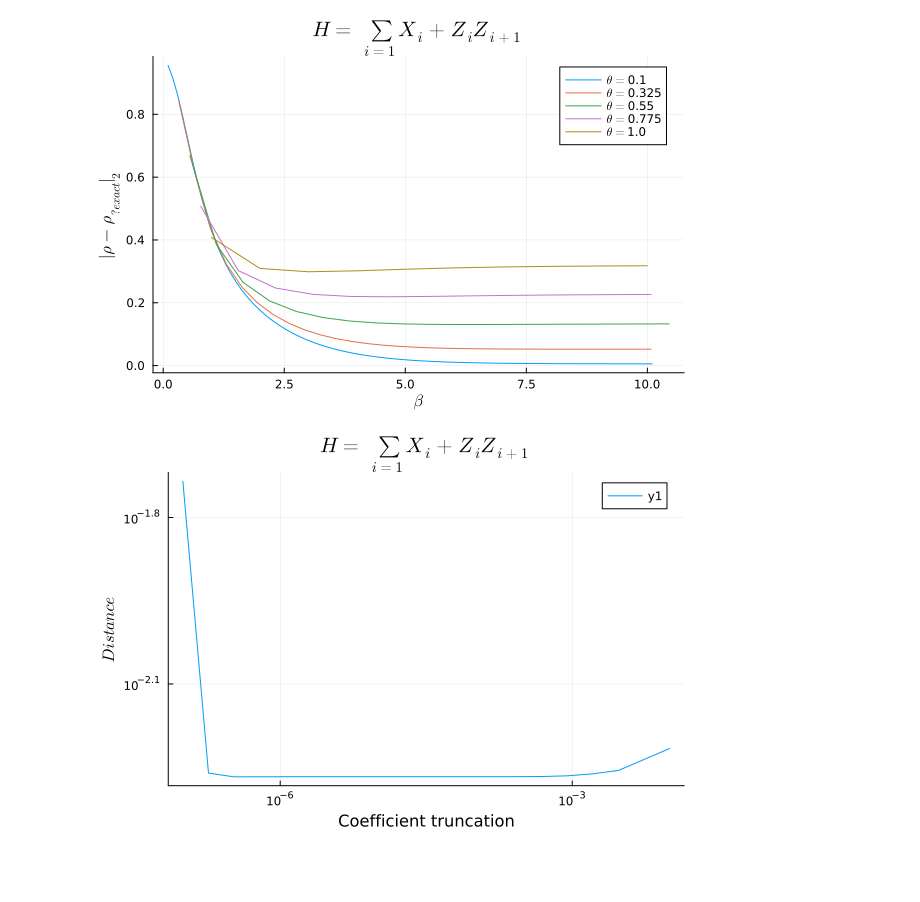
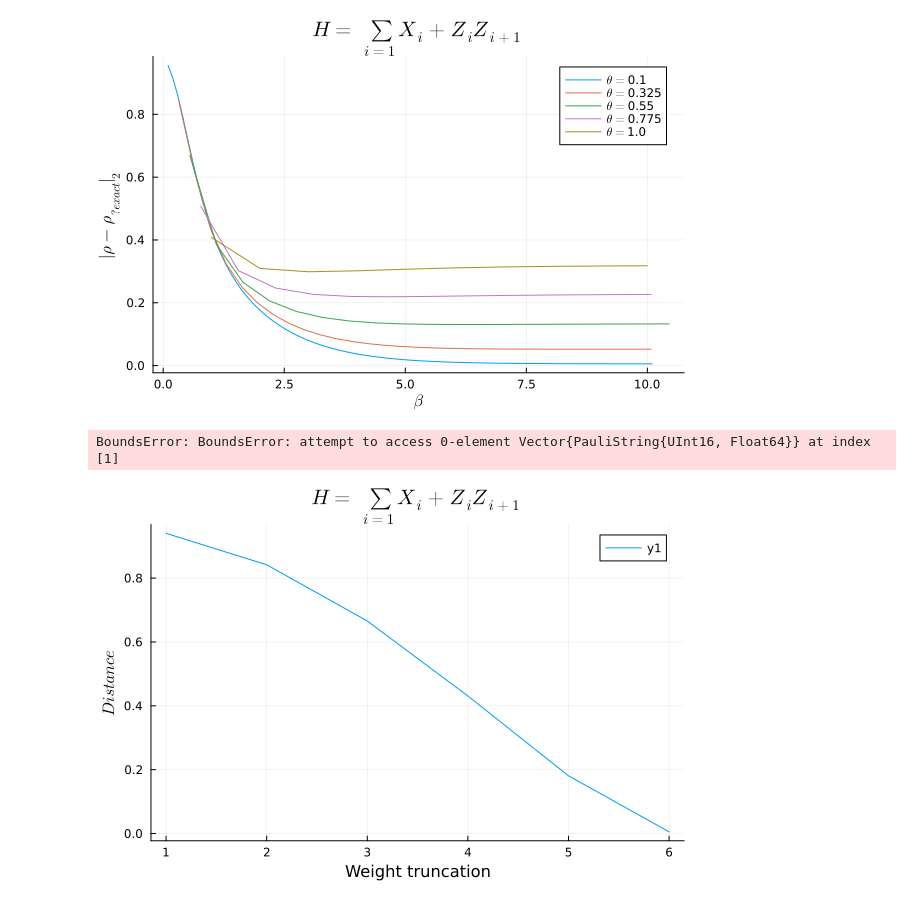
Before and after one commit to wrightjandrew/ImaginaryTimeEvolutionPauliPropagation, a Jupyter notebook: imaginaryTimeEvolution/tests.ipynb, the cells around one changed output. Drawn from its saved outputs; the diff is of its cells as text; code cells hidden in the pictures; blank space fills up the shorter version.

```diff
--- a/imaginaryTimeEvolution/tests.ipynb
+++ b/imaginaryTimeEvolution/tests.ipynb
@@ -326,9 +358,9 @@ append!(circuit, TransferMapGate(rxmap, ii) for ii in 1:nq);
 #append!(circuit, TransferMapGate(rzmap, ii) for ii in 1:nq);
 append!(circuit, TransferMapGate(rzzmap,collect(pair)) for pair in topology);
 # %%
-minCoeff = 10 .^ LinRange(-7, -2, 20)
+minCoeff = 10 .^ LinRange(-3, -1.7, 20)
 distance = Float64[]
-nls = 50
+nls = 100
 nq = 6
 pstr = PauliString(nq, :I, 1)
 for i in minCoeff
@@ -345,4 +377,25 @@ end
 
 plot(minCoeff, distance, ylabel=L"Distance", xlabel="Coefficient truncation", title = L"$H = \sum_{i=1} X_i + Z_iZ_{i+1}$",xscale=:log10, yscale=:log10)
 # %% [output]
-[figure, removed]
+BoundsError: BoundsError: attempt to access 0-element Vector{PauliString{UInt16, Float64}} at index [1]
+# %%
+weightCoeff = (1:1:6)
+distance = Float64[]
+nls = 100
+nq = 6
+pstr = PauliString(nq, :I, 1)
+for i in weightCoeff
+    distanceLoop = Float64[]
+    psum = PauliSum(pstr)
+    for j in 1:nls
+        psum = propagate!(circuit, psum; max_weight=i)
+        psumEvery = psum/(2^nq*getcoeff(psum, :I, 1))
+        pstr = topaulistrings(psumEvery)
+        push!(distanceLoop, computeTwoNorm(pstr, densityExponential, 6))
+    end
+    push!(distance, distanceLoop[end])
+end
+
+plot(weightCoeff, distance, ylabel=L"Distance", xlabel="Weight truncation", title = L"$H = \sum_{i=1} X_i + Z_iZ_{i+1}$")
+# %% [output]
+[figure, added]
```
Also changed, not shown: parts of 3 cells of this notebook, 2 other files.
